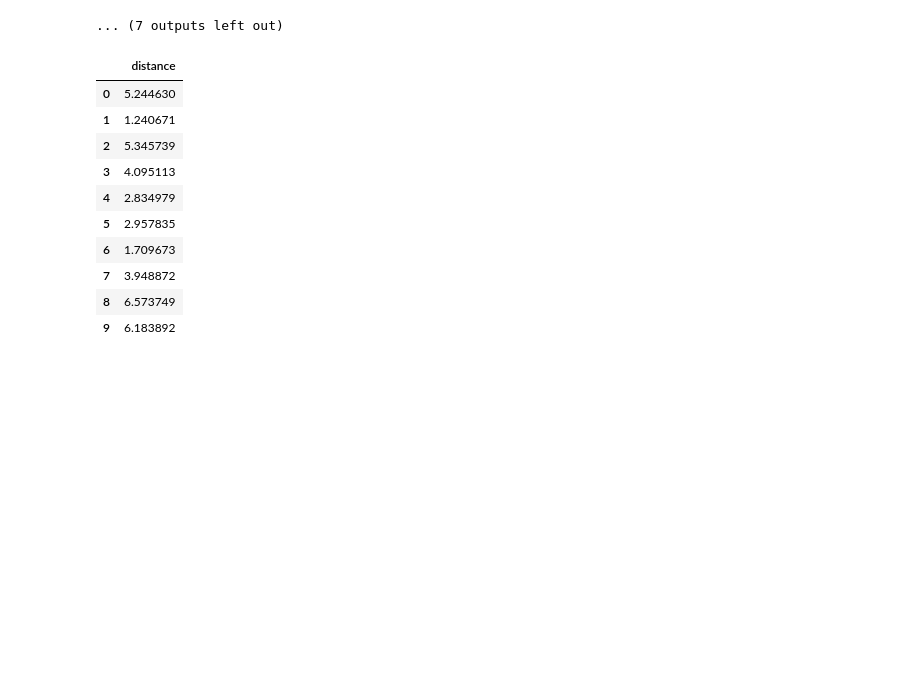
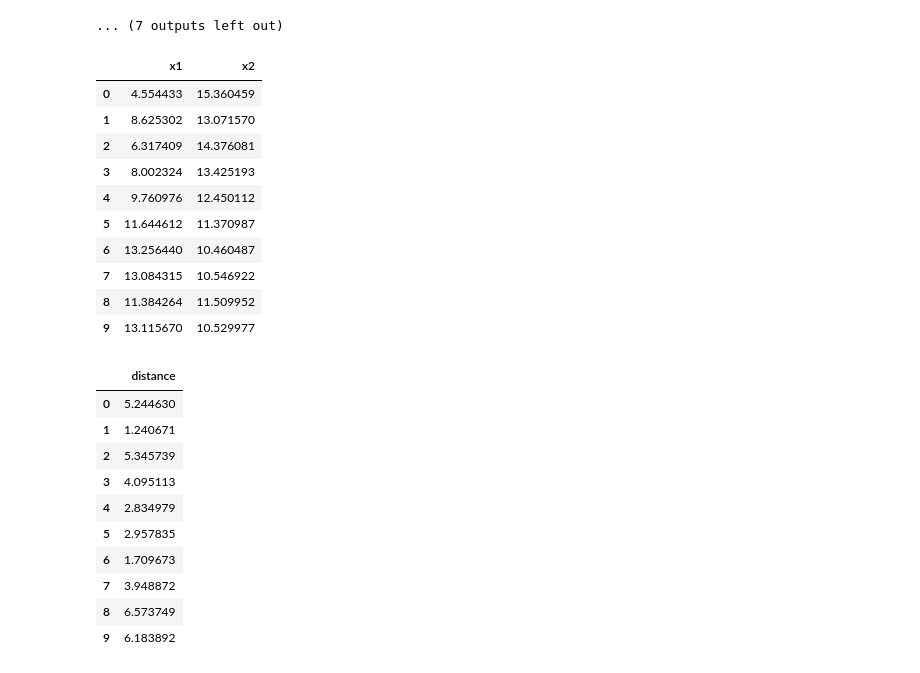
Before and after one commit to dsin85691/SSBA_For_Counterfactuals, a Jupyter notebook: displacement_algorithm_week3_5.ipynb, the cells around one changed output. Cells and saved outputs as stored; diff of their text form; code cells hidden in the pictures; blank space fills up the shorter version.

```diff
--- a/displacement_algorithm_week3_5.ipynb
+++ b/displacement_algorithm_week3_5.ipynb
@@ -574,6 +592,20 @@ No artists with labels found to put in legend.  Note that artists whose label st
 No artists with labels found to put in legend.  Note that artists whose label start with an underscore are ignored when legend() is called with no argument.
 2.957834609460762
 ... (7 outputs left out)
+# %%
+optimal_datapts
+# %% [output]
+|  | x1 | x2 |
+| 0 | 4.554433 | 15.360459 |
+| 1 | 8.625302 | 13.071570 |
+| 2 | 6.317409 | 14.376081 |
+| 3 | 8.002324 | 13.425193 |
+| 4 | 9.760976 | 12.450112 |
+| 5 | 11.644612 | 11.370987 |
+| 6 | 13.256440 | 10.460487 |
+| 7 | 13.084315 | 10.546922 |
+| 8 | 11.384264 | 11.509952 |
+| 9 | 13.115670 | 10.529977 |
 # %%
 dist_df_ortho_algo = pd.DataFrame(data=[], columns=["distance"])
 
```
Also changed, not shown: parts of 8 cells of this notebook.
